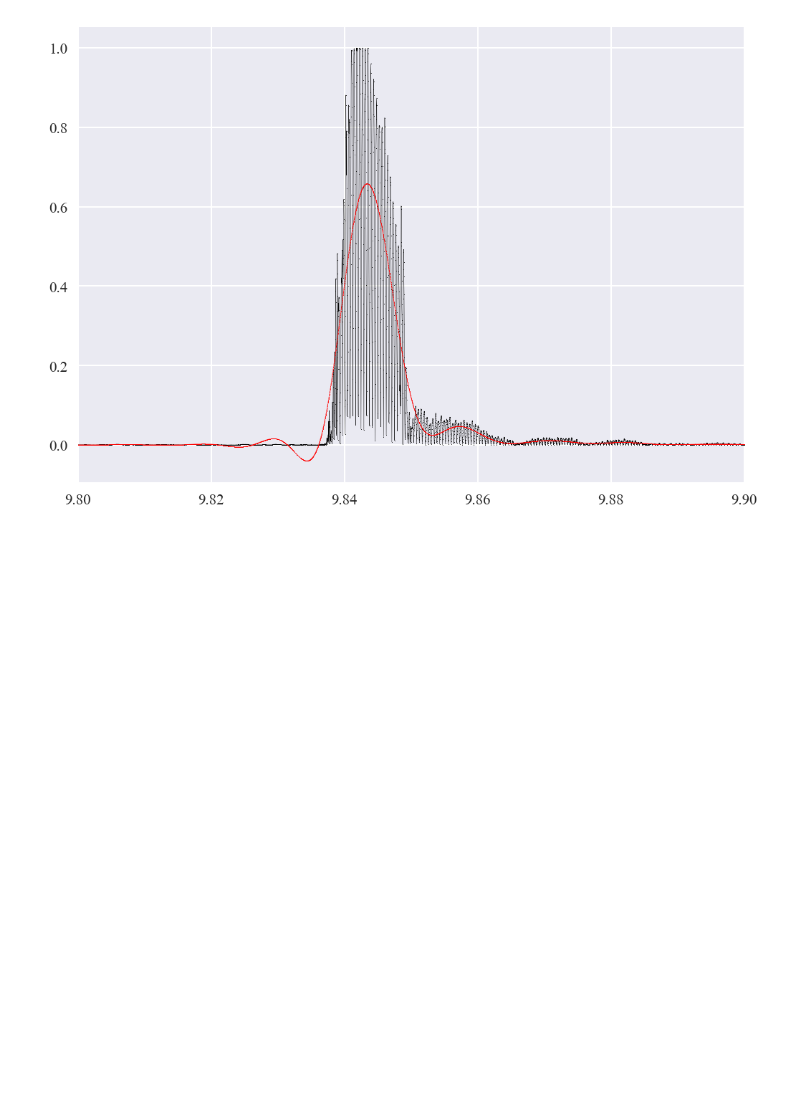
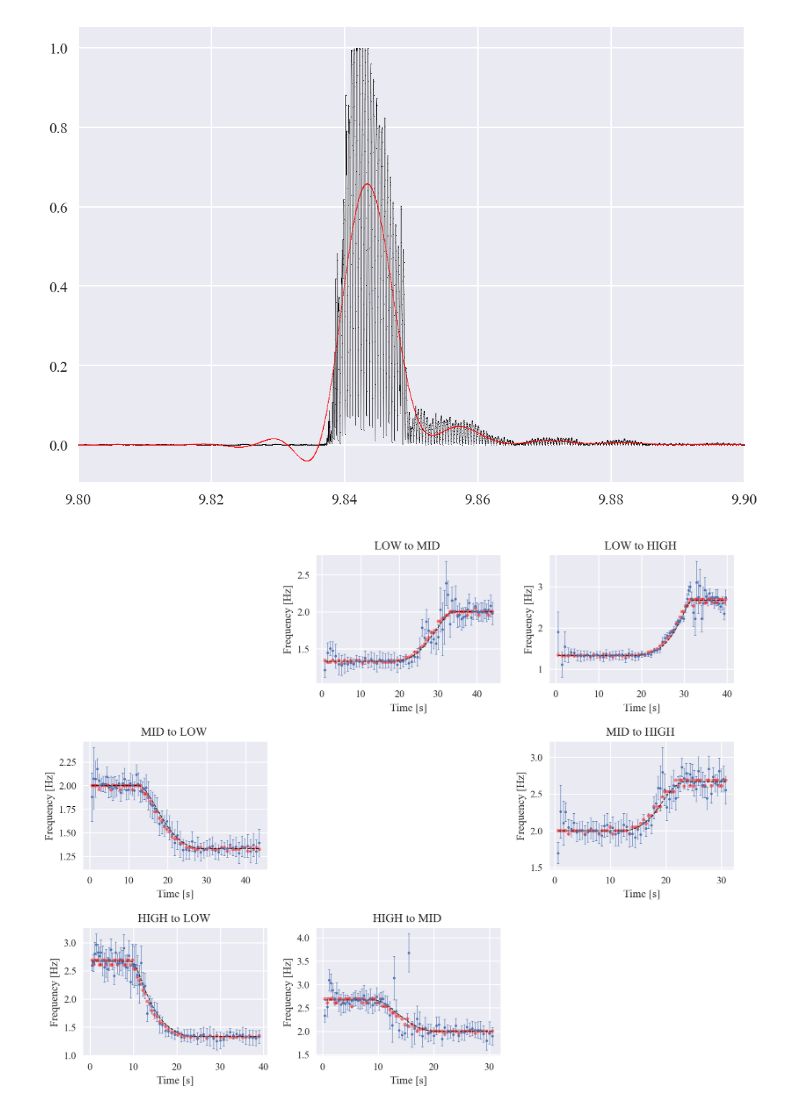
Before and after one commit to nielsdavidsen/Bachelor_2024, a Jupyter notebook: read_sound.ipynb, the cells around one changed output. Cells and saved outputs as stored; diff of their text form; code cells hidden in the pictures; blank space fills up the shorter version.

```diff
--- a/read_sound.ipynb
+++ b/read_sound.ipynb
@@ -125,7 +125,7 @@ def lp_filter(signal, cutoff_frequency=100, sampling_rate=44100, filter_order=5)
 
 ### Processing and grouping data ###
 
-def synchro(cut, met_tuple, exp_tuple):
+def synchro(met_tuple, exp_tuple):
     ### THIS ASSUMES THAT PARTICIPANTS CLAP AT THE FIRST BEEP OF THE METRONOME ###
 
     t_met, s_met, pt_met, p_met, ft_met, f_met = met_tuple
@@ -313,7 +313,7 @@ def final_data_lp_added(
                                 height[1],
                                 prominence[1])
 
-    met_tuple, exp_tuple = synchro(zero_cut, met_tuple, exp_tuple)
+    met_tuple, exp_tuple = synchro(met_tuple, exp_tuple)
     avg_freq, freq_err, avg_per, fail = avg_calc(met_tuple, exp_tuple)
 
     if fail > 0:
@@ -477,7 +477,7 @@ fig.tight_layout()
 Synchronised data for Niels and Sigrid clapping to the low mid metronome
 # %%
 cut = 0
-met_tuple_lm, ns_tuple_lm = synchro(0, met_tuple_lm, ns_tuple_lm)
+met_tuple_lm, ns_tuple_lm = synchro(met_tuple_lm, ns_tuple_lm)
 
 t_met_lm, s_met_lm, pt_met_lm, p_met_lm, ft_met_lm, f_met_lm = met_tuple_lm
 t_ns_lm, s_ns_lm, pt_ns_lm, p_ns_lm, ft_ns_lm, f_ns_lm = ns_tuple_lm
@@ -816,3 +817,21 @@ ax.plot(met_mid_low_us[2], met_mid_low_filt, color='red', ls='-', marker='.', li
 # %% [output]
 [<matplotlib.lines.Line2D at 0x...>]
 [figure]
+# %%
+gefion_3p_n7_1_extensions = ['3p/n7_1/', 7]
+resolution = (np.int16, np.int16)
+cutoff_freq = (100, 100)
+
+# Height and prominence for metronome
+height_met = [0.05, 0.05, 0.05, 0.05, 0.05, 0.05]
+prom_met = [0.05, 0.05, 0.05, 0.05, 0.05, 0.05]
+
+# Height and prominence for experiment
+height_exp = [0.025, 0.025, 0.025, 0.025, 0.025, 0.025]
+prom_exp = [0.07, 0.07, 0.07, 0.07, 0.07, 0.07]
+
+gefion_3p_n7_1_data = experiment_data_ext(gefion_3p_n7_1_extensions, resolution, cutoff_freq, height_met, height_exp, prom_met, prom_exp)
+# %%
+fig, ax = exp_data_plot_func(gefion_3p_n7_1_data)
+# %% [output]
+[figure, added]
```
Also changed, not shown: parts of 11 cells of this notebook, 35 other files.
